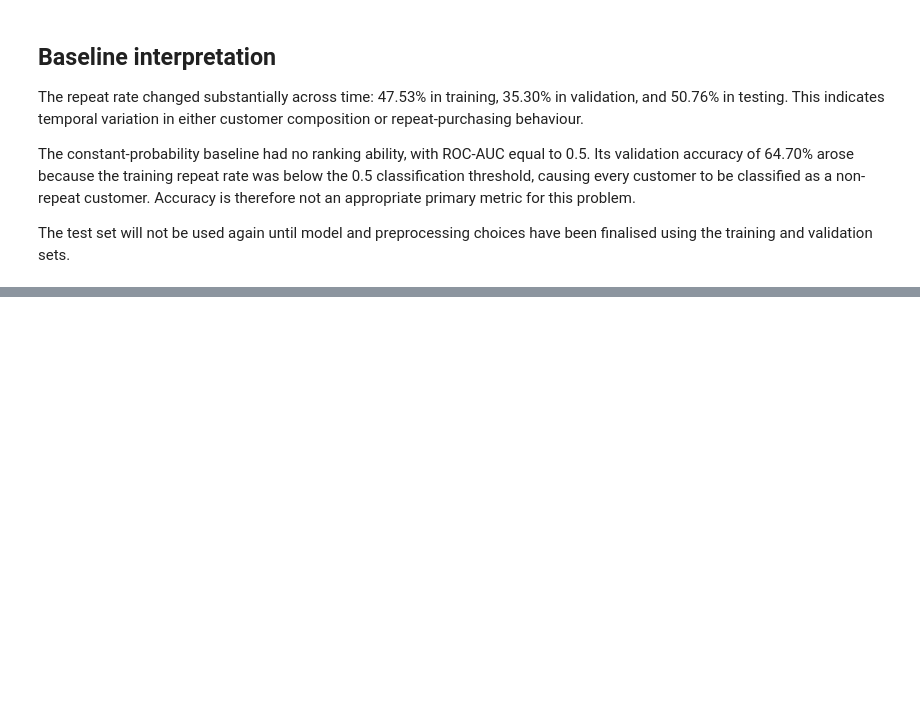
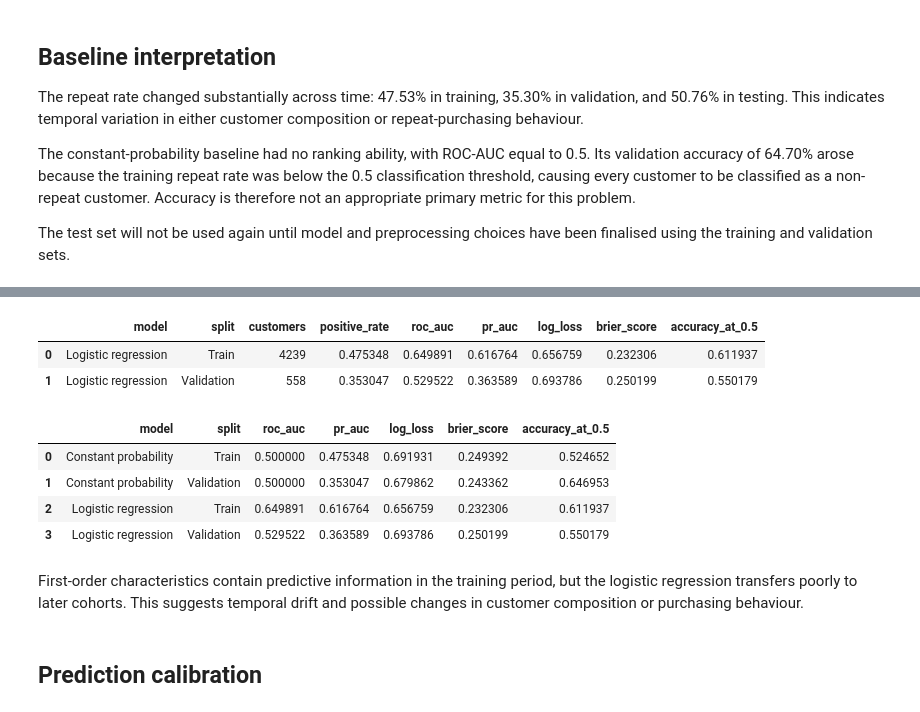
Before and after one commit to YiranLL/online-retail-retention, a Jupyter notebook: notebooks/04_modelling.ipynb, the cells around one changed output, grey strips where cells are left out. Saved outputs shown, nothing was run; the diff lists cells and outputs as text; code cells hidden in the pictures; blank space fills up the shorter version.

```diff
--- a/notebooks/04_modelling.ipynb
+++ b/notebooks/04_modelling.ipynb
@@ -271,0 +376,70 @@ have been finalised using the training and validation sets.
+# %%
+logistic_results = pd.DataFrame([
+    {
+        "model": "Logistic regression",
+        "split": "Train",
+        **evaluate_probabilities(
+            y_train,
+            logistic_train_probabilities
+        ),
+    },
+    {
+        "model": "Logistic regression",
+        "split": "Validation",
+        **evaluate_probabilities(
+            y_validation,
+            logistic_validation_probabilities
+        ),
+    },
+])
+
+logistic_results
+# %% [output]
+|  | model | split | customers | positive_rate | roc_auc | pr_auc | log_loss | brier_score | accuracy_at_0.5 |
+| 0 | Logistic regression | Train | 4239 | 0.475348 | 0.649891 | 0.616764 | 0.656759 | 0.232306 | 0.611937 |
+| 1 | Logistic regression | Validation | 558 | 0.353047 | 0.529522 | 0.363589 | 0.693786 | 0.250199 | 0.550179 |
+# %%
+baseline_comparison = (
+    baseline_results[
+        baseline_results["split"].isin(
+            ["Train", "Validation"]
+        )
+    ]
+    .copy()
+)
+
+baseline_comparison.insert(
+    0,
+    "model",
+    "Constant probability"
+)
+
+model_comparison = pd.concat(
+    [
+        baseline_comparison,
+        logistic_results,
+    ],
+    ignore_index=True
+)
+
+model_comparison[
+    [
+        "model",
+        "split",
+        "roc_auc",
+        "pr_auc",
+        "log_loss",
+        "brier_score",
+        "accuracy_at_0.5",
+    ]
+]
+# %% [output]
+|  | model | split | roc_auc | pr_auc | log_loss | brier_score | accuracy_at_0.5 |
+| 0 | Constant probability | Train | 0.500000 | 0.475348 | 0.691931 | 0.249392 | 0.524652 |
+| 1 | Constant probability | Validation | 0.500000 | 0.353047 | 0.679862 | 0.243362 | 0.646953 |
+| 2 | Logistic regression | Train | 0.649891 | 0.616764 | 0.656759 | 0.232306 | 0.611937 |
+| 3 | Logistic regression | Validation | 0.529522 | 0.363589 | 0.693786 | 0.250199 | 0.550179 |
+# %% [markdown]
+First-order characteristics contain predictive information in the training period, but the logistic regression transfers poorly to later cohorts. This suggests temporal drift and possible changes in customer composition or purchasing behaviour.
+# %% [markdown]
+## Prediction calibration
```
Also changed, not shown: parts of 46 cells of this notebook.
